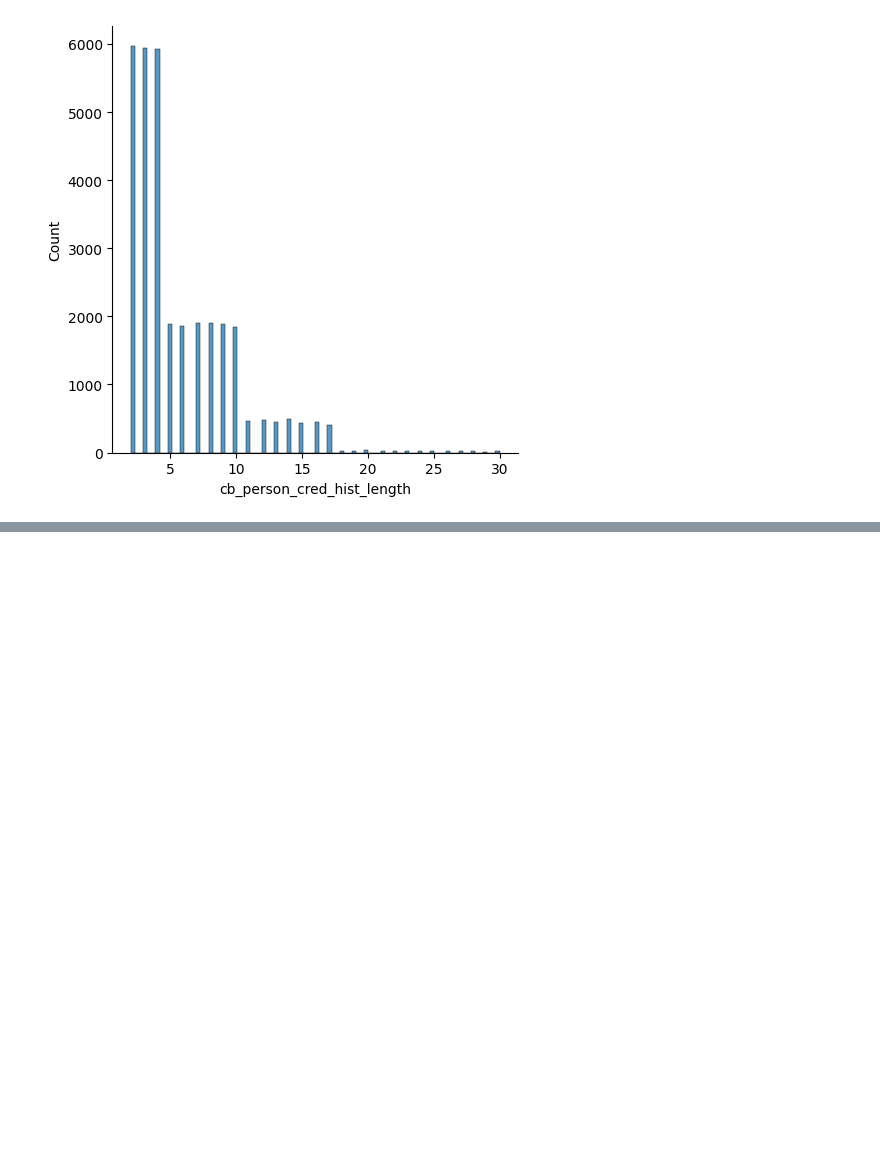
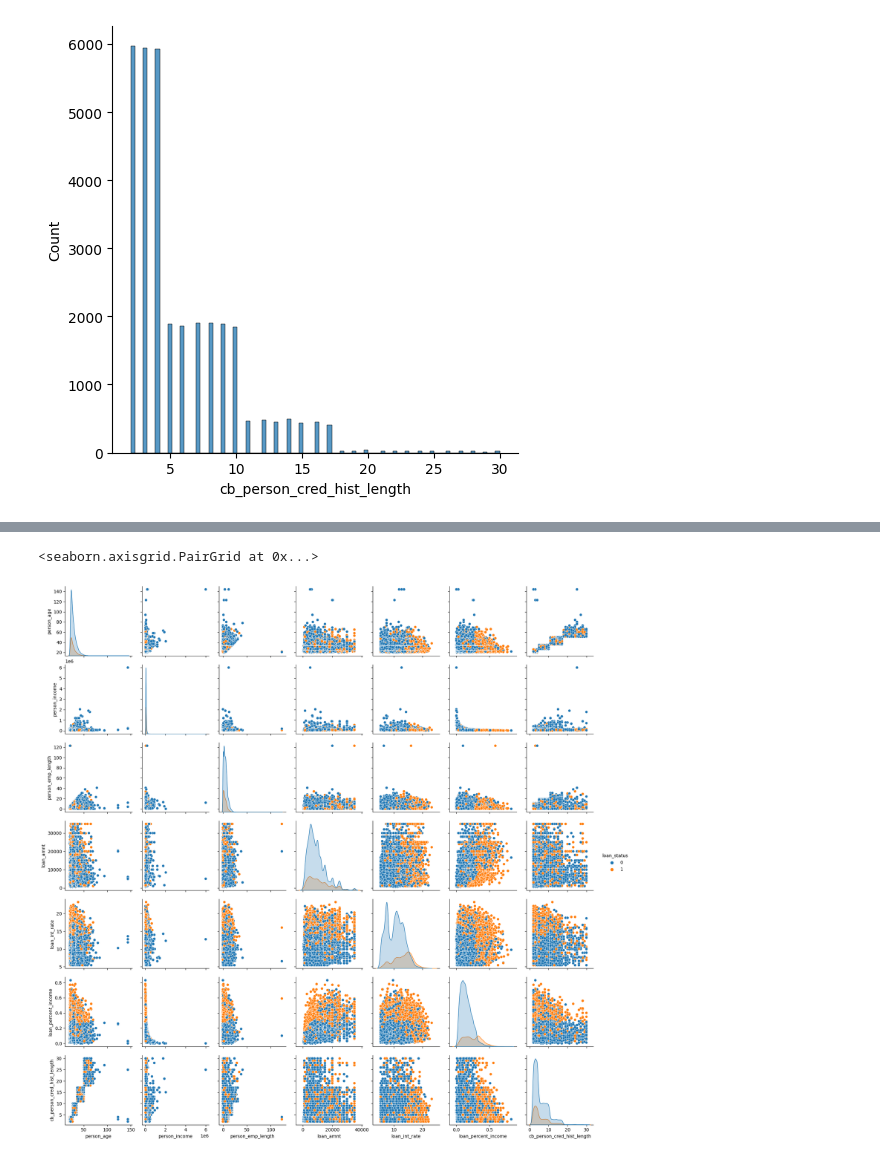
Before and after one commit to Prithvi2310/Loan-Approval-Prediction, a Jupyter notebook: ipynb files/EDA.ipynb, the cells around one changed output, grey strips where cells are left out. Cells and saved outputs as stored; diff of their text form; code cells hidden in the pictures; blank space fills up the shorter version.

```diff
--- a/ipynb files/EDA.ipynb
+++ b/ipynb files/EDA.ipynb
@@ -202,0 +233,5 @@ for feature in numerical_features:
+# %%
+sns.pairplot(dataset, hue="loan_status")
+# %% [output]
+<seaborn.axisgrid.PairGrid at 0x...>
+[figure, added]
```
Also changed, not shown: parts of 3 cells of this notebook.
